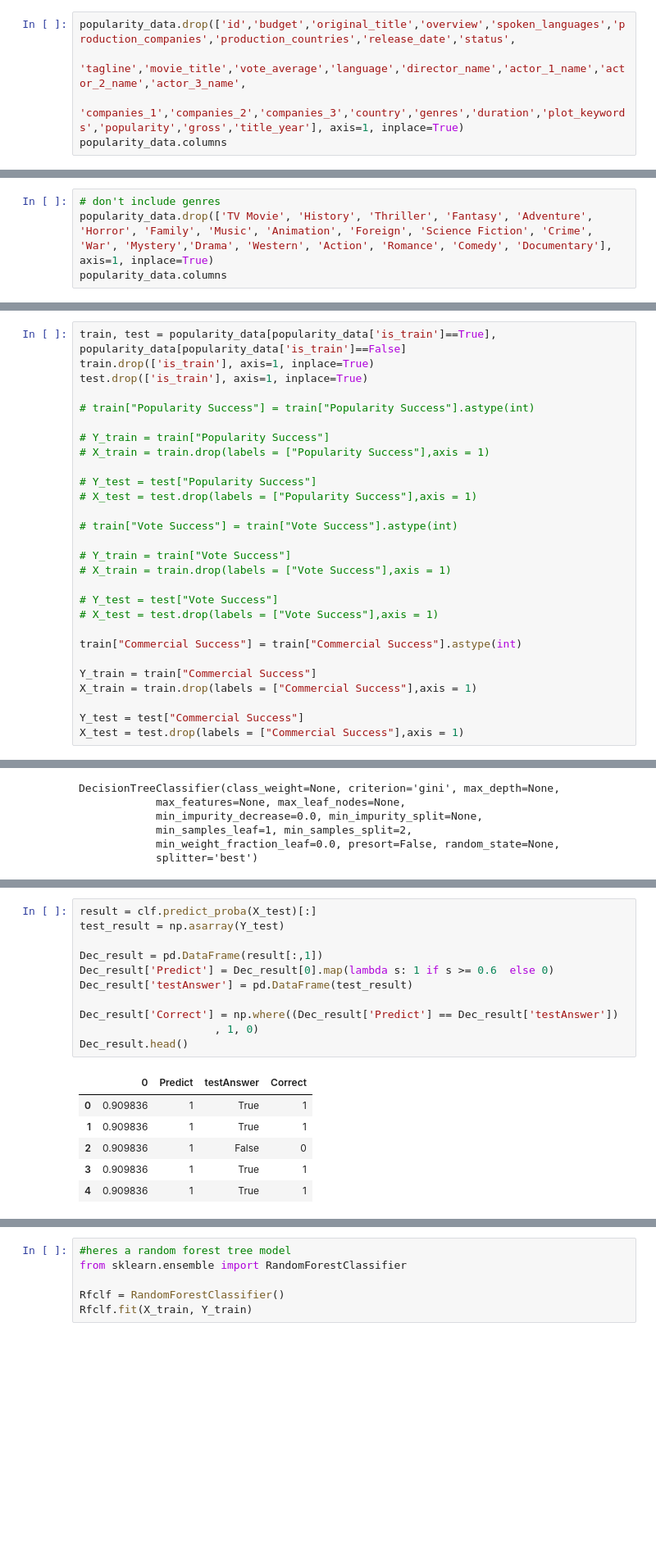
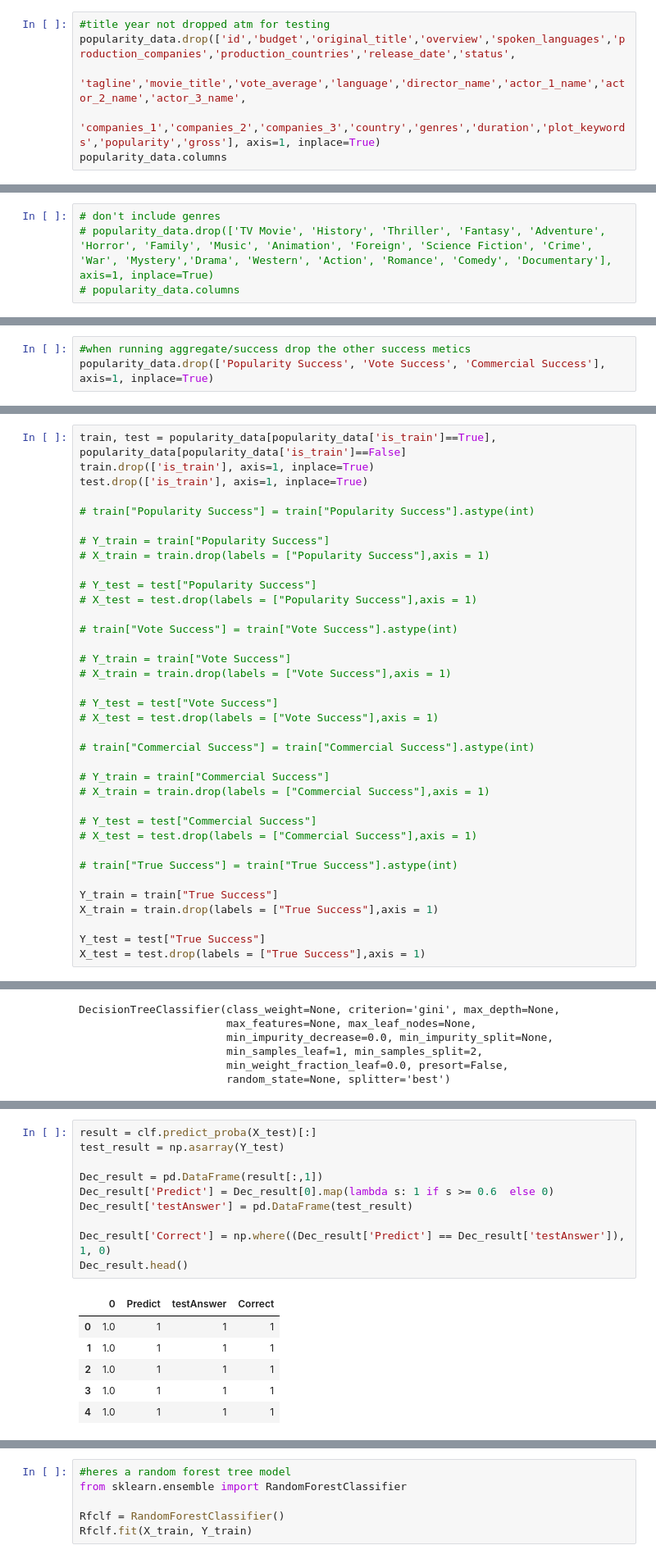
Before and after one commit to jzhan2543/fall19ml-moviepredictions, a Jupyter notebook: movie_notebook.ipynb, the cells around one changed output, grey strips where cells are left out. Shown at 82% size. Cells and saved outputs as stored; diff of their text form; blank space fills up the shorter version.

Commit message:
updates
-included some feature weight graphs
-2 definitions of true success
-k nearest neighbors

```diff
--- a/movie_notebook.ipynb
+++ b/movie_notebook.ipynb
@@ -268,6 +264,7 @@ popularity_data = data.copy()
 # %%
+#title year not dropped atm for testing
 popularity_data.drop(['id','budget','original_title','overview','spoken_languages','production_companies','production_countries','release_date','status',
           'tagline','movie_title','vote_average','language','director_name','actor_1_name','actor_2_name','actor_3_name',
-          'companies_1','companies_2','companies_3','country','genres','duration','plot_keywords','popularity','gross','title_year'], axis=1, inplace=True)
+          'companies_1','companies_2','companies_3','country','genres','duration','plot_keywords','popularity','gross'], axis=1, inplace=True)
 popularity_data.columns
 # %% [output]
@@ -279,5 +278,5 @@ Index(['reallylow', 'low', 'avg', 'high', 'blockbusterhigh', 'Lessthan90',
       dtype='object')
 # %%
 # don't include genres
-popularity_data.drop(['TV Movie', 'History', 'Thriller', 'Fantasy', 'Adventure', 'Horror', 'Family', 'Music', 'Animation', 'Foreign', 'Science Fiction', 'Crime', 'War', 'Mystery','Drama', 'Western', 'Action', 'Romance', 'Comedy', 'Documentary'], axis=1, inplace=True)
-popularity_data.columns
+# popularity_data.drop(['TV Movie', 'History', 'Thriller', 'Fantasy', 'Adventure', 'Horror', 'Family', 'Music', 'Animation', 'Foreign', 'Science Fiction', 'Crime', 'War', 'Mystery','Drama', 'Western', 'Action', 'Romance', 'Comedy', 'Documentary'], axis=1, inplace=True)
+# popularity_data.columns
@@ -288,3 +283,6 @@ Index(['reallylow', 'low', 'avg', 'high', 'blockbusterhigh', 'Lessthan90',
+# %%
+#when running aggregate/success drop the other success metics
+popularity_data.drop(['Popularity Success', 'Vote Success', 'Commercial Success'], axis=1, inplace=True)
 # %%
 popularity_data
 # %% [output]
@@ -332,13 +325,21 @@ test.drop(['is_train'], axis=1, inplace=True)
 # Y_test = test["Vote Success"]
 # X_test = test.drop(labels = ["Vote Success"],axis = 1)
 
-train["Commercial Success"] = train["Commercial Success"].astype(int)
+# train["Commercial Success"] = train["Commercial Success"].astype(int)
 
-Y_train = train["Commercial Success"]
-X_train = train.drop(labels = ["Commercial Success"],axis = 1)
+# Y_train = train["Commercial Success"]
+# X_train = train.drop(labels = ["Commercial Success"],axis = 1)
 
-Y_test = test["Commercial Success"]
-X_test = test.drop(labels = ["Commercial Success"],axis = 1)
+# Y_test = test["Commercial Success"]
+# X_test = test.drop(labels = ["Commercial Success"],axis = 1)
+
+# train["True Success"] = train["True Success"].astype(int)
+
+Y_train = train["True Success"]
+X_train = train.drop(labels = ["True Success"],axis = 1)
+
+Y_test = test["True Success"]
+X_test = test.drop(labels = ["True Success"],axis = 1)
 # %% [output]
 A value is trying to be set on a copy of a slice from a DataFrame
 
@@ -378,18 +375,17 @@ c_dec.mean()
 # %%
 result = clf.predict_proba(X_test)[:]
 test_result = np.asarray(Y_test)
 
 Dec_result = pd.DataFrame(result[:,1])
 Dec_result['Predict'] = Dec_result[0].map(lambda s: 1 if s >= 0.6  else 0)
 Dec_result['testAnswer'] = pd.DataFrame(test_result)
 
-Dec_result['Correct'] = np.where((Dec_result['Predict'] == Dec_result['testAnswer'])
-                     , 1, 0)
+Dec_result['Correct'] = np.where((Dec_result['Predict'] == Dec_result['testAnswer']), 1, 0)
 Dec_result.head()
 # %% [output]
 |  | 0 | Predict | testAnswer | Correct |
-| 0 | 0.909836 | 1 | True | 1 |
-| 1 | 0.909836 | 1 | True | 1 |
-| 2 | 0.909836 | 1 | False | 0 |
-| 3 | 0.909836 | 1 | True | 1 |
-| 4 | 0.909836 | 1 | True | 1 |
+| 0 | 1.0 | 1 | 1 | 1 |
+| 1 | 1.0 | 1 | 1 | 1 |
+| 2 | 1.0 | 1 | 1 | 1 |
+| 3 | 1.0 | 1 | 1 | 1 |
+| 4 | 1.0 | 1 | 1 | 1 |
```
Also changed, not shown: parts of 28 cells of this notebook.
